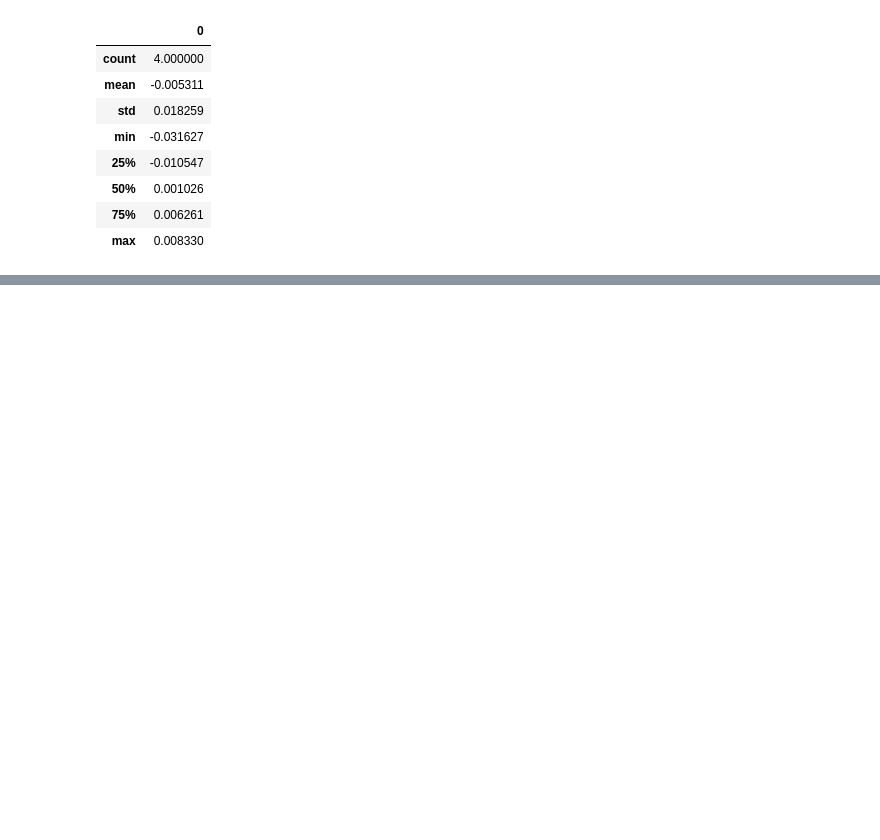
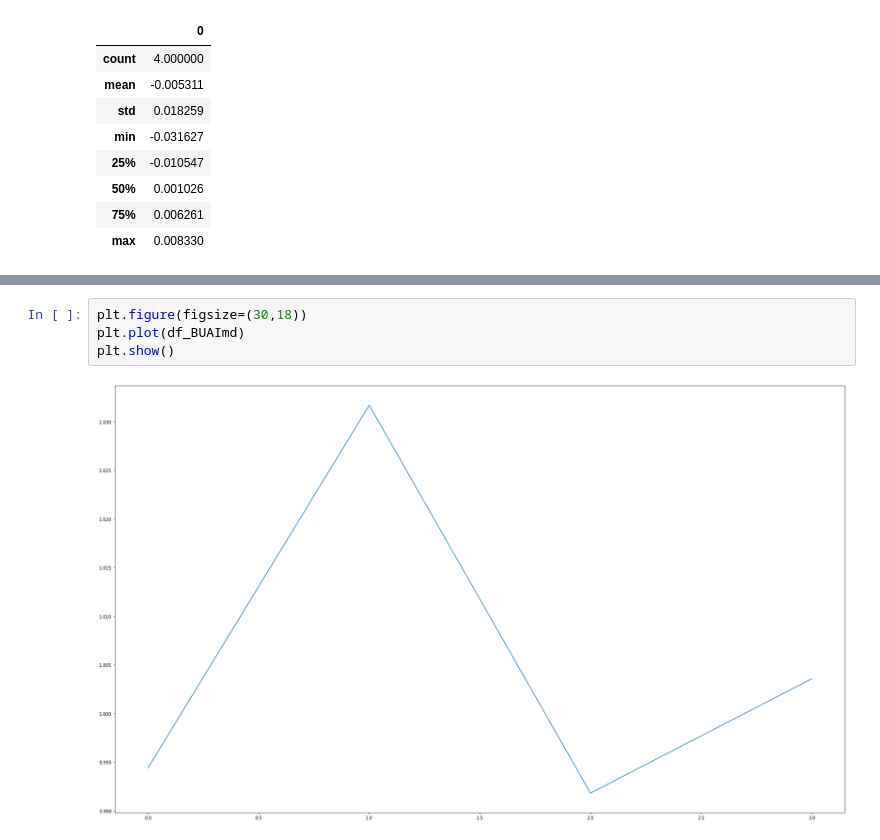
Before and after one commit to KamerC1/Smart_Application_Bio, a Jupyter notebook: notebooks/Asimmetry index range.ipynb, the cells around one changed output, grey strips where cells are left out. Drawn from its saved outputs; the diff is of its cells as text; blank space fills up the shorter version.

```diff
--- a/notebooks/Asimmetry index range.ipynb
+++ b/notebooks/Asimmetry index range.ipynb
@@ -255,0 +293,6 @@ plt.show()
+# %%
+plt.figure(figsize=(30,18))
+plt.plot(df_BUAImd)
+plt.show()
+# %% [output]
+[figure, added]
```
Also changed, not shown: parts of 13 cells of this notebook.
